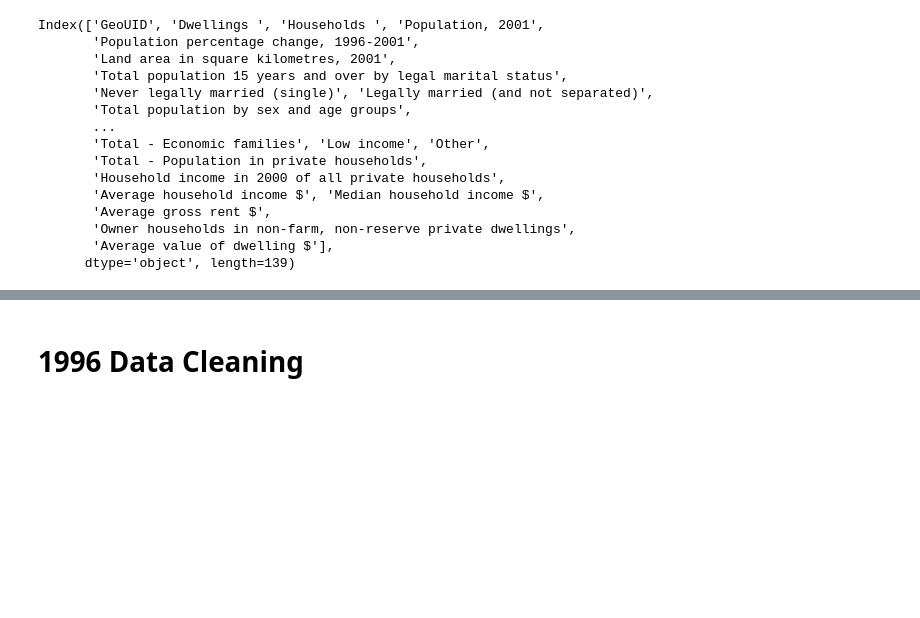
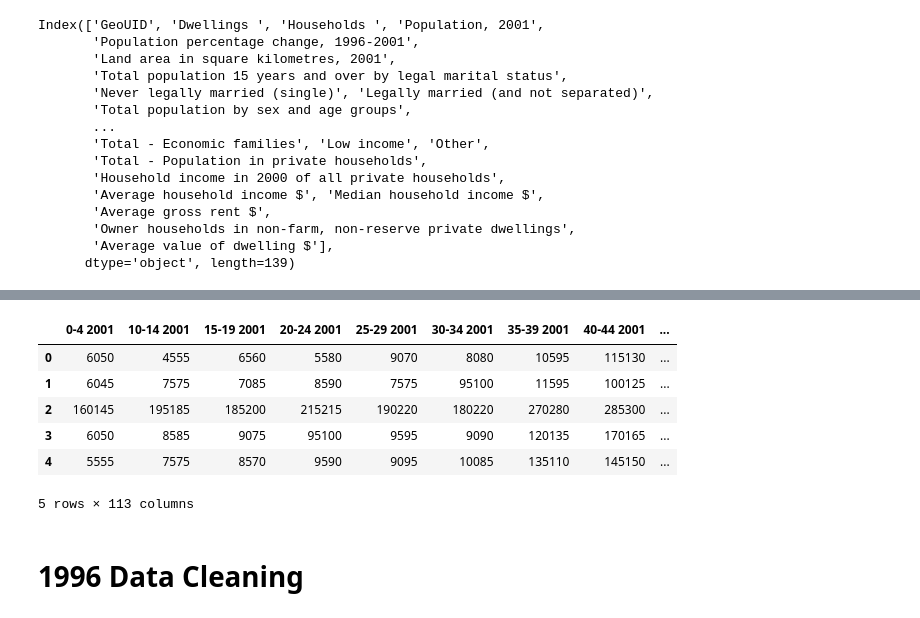
Before and after one commit to emilienuy/degentrifAI, a Jupyter notebook: Census_Data_Cleaning.ipynb, the cells around one changed output, grey strips where cells are left out. Saved outputs shown, nothing was run; the diff lists cells and outputs as text; code cells hidden in the pictures; blank space fills up the shorter version.

```diff
--- a/Census_Data_Cleaning.ipynb
+++ b/Census_Data_Cleaning.ipynb
@@ -836,0 +866,12 @@ Index(['GeoUID', 'Dwellings ', 'Households ', 'Population, 2001',
+# %%
+df = df.rename(columns={col: f"{col} 2001" for col in df.columns})
+
+df.head()
+# %% [output]
+|  | 0-4 2001 | 10-14 2001 | 15-19 2001 | 20-24 2001 | 25-29 2001 | 30-34 2001 | 35-39 2001 | 40-44 2001 | ... |
+| 0 | 6050 | 4555 | 6560 | 5580 | 9070 | 8080 | 10595 | 115130 | ... |
+| 1 | 6045 | 7575 | 7085 | 8590 | 7575 | 95100 | 11595 | 100125 | ... |
+| 2 | 160145 | 195185 | 185200 | 215215 | 190220 | 180220 | 270280 | 285300 | ... |
+| 3 | 6050 | 8585 | 9075 | 95100 | 9595 | 9090 | 120135 | 170165 | ... |
+| 4 | 5555 | 7575 | 8570 | 9590 | 9095 | 10085 | 135110 | 145150 | ... |
+5 rows × 113 columns
```
Also changed, not shown: parts of 5 cells of this notebook.
